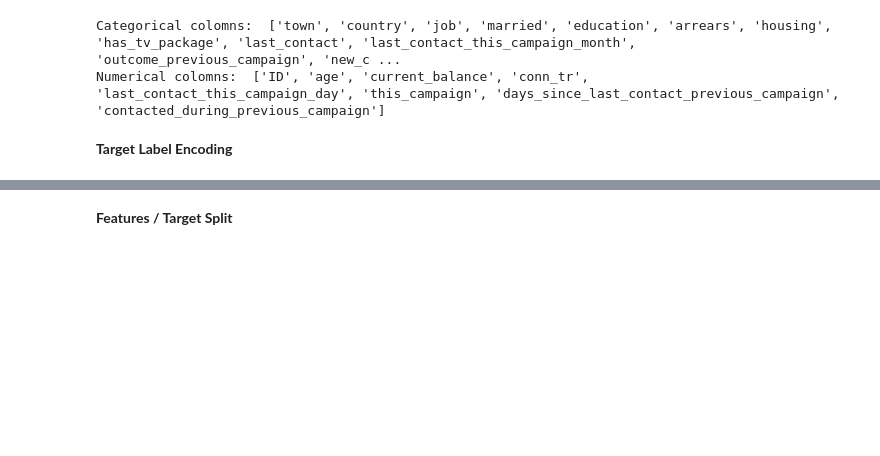
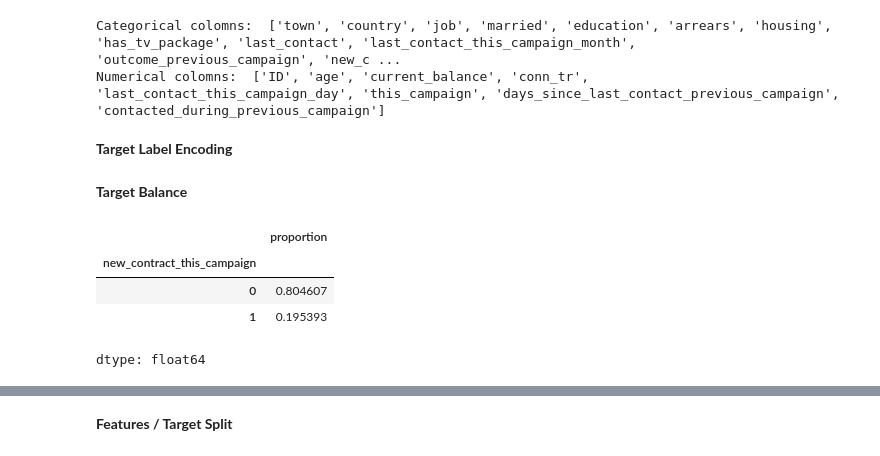
Before and after one commit to Sharmi0809/Customer-Targeting, a Jupyter notebook: Customer_targetting.ipynb, the cells around one changed output, grey strips where cells are left out. Cells and saved outputs as stored; diff of their text form; code cells hidden in the pictures; blank space fills up the shorter version.

```diff
--- a/Customer_targetting.ipynb
+++ b/Customer_targetting.ipynb
@@ -118,3 +118,13 @@ Numerical colomns:  ['ID', 'age', 'current_balance', 'conn_tr', 'last_contact_th
 **Target Label Encoding**
 # %%
 df["new_contract_this_campaign"] = df["new_contract_this_campaign"].map({'yes': 1, 'no': 0})
+# %% [markdown]
+**Target Balance**
+# %%
+df['new_contract_this_campaign'].value_counts(normalize=True)
+# %% [output]
+|  | proportion |
+| new_contract_this_campaign |  |
+| 0 | 0.804607 |
+| 1 | 0.195393 |
+dtype: float64
```
Also changed, not shown: parts of 20 cells of this notebook.
